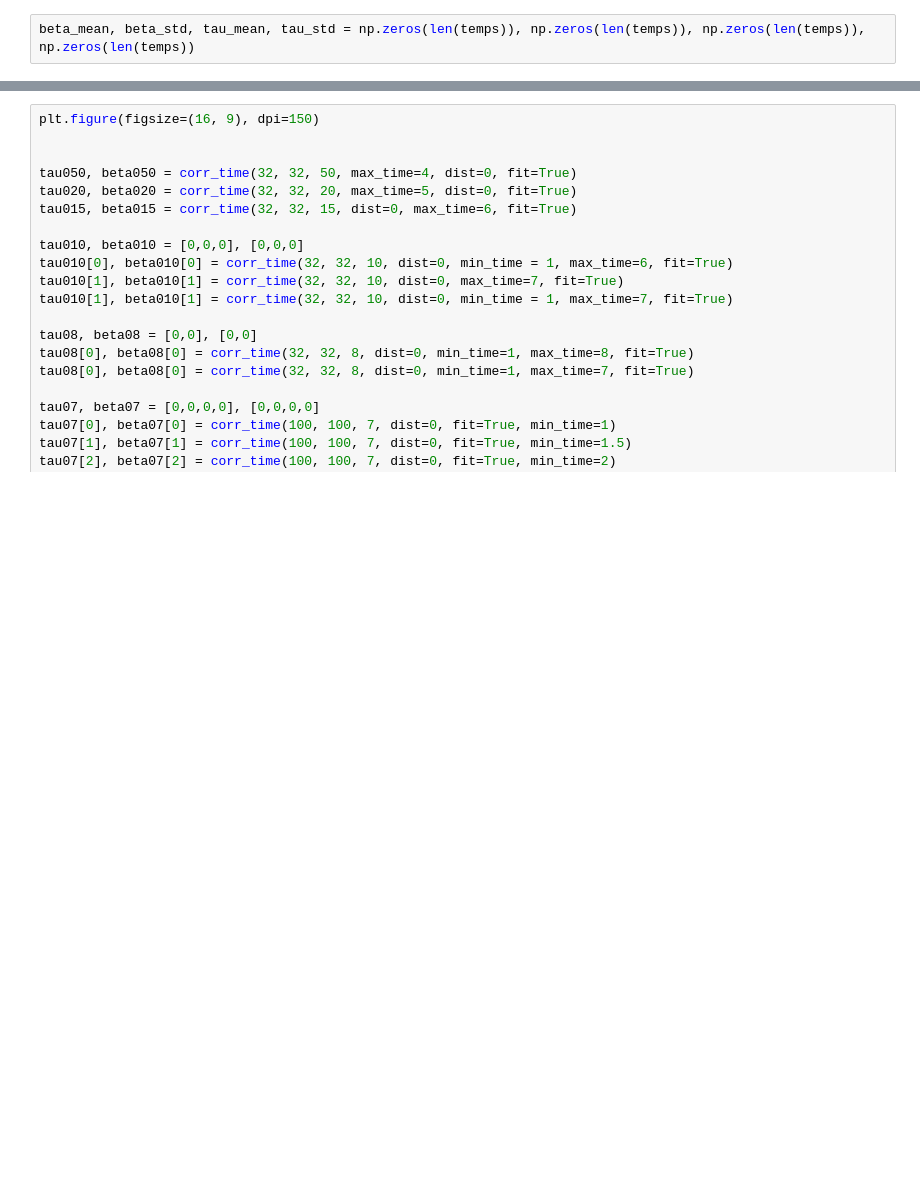
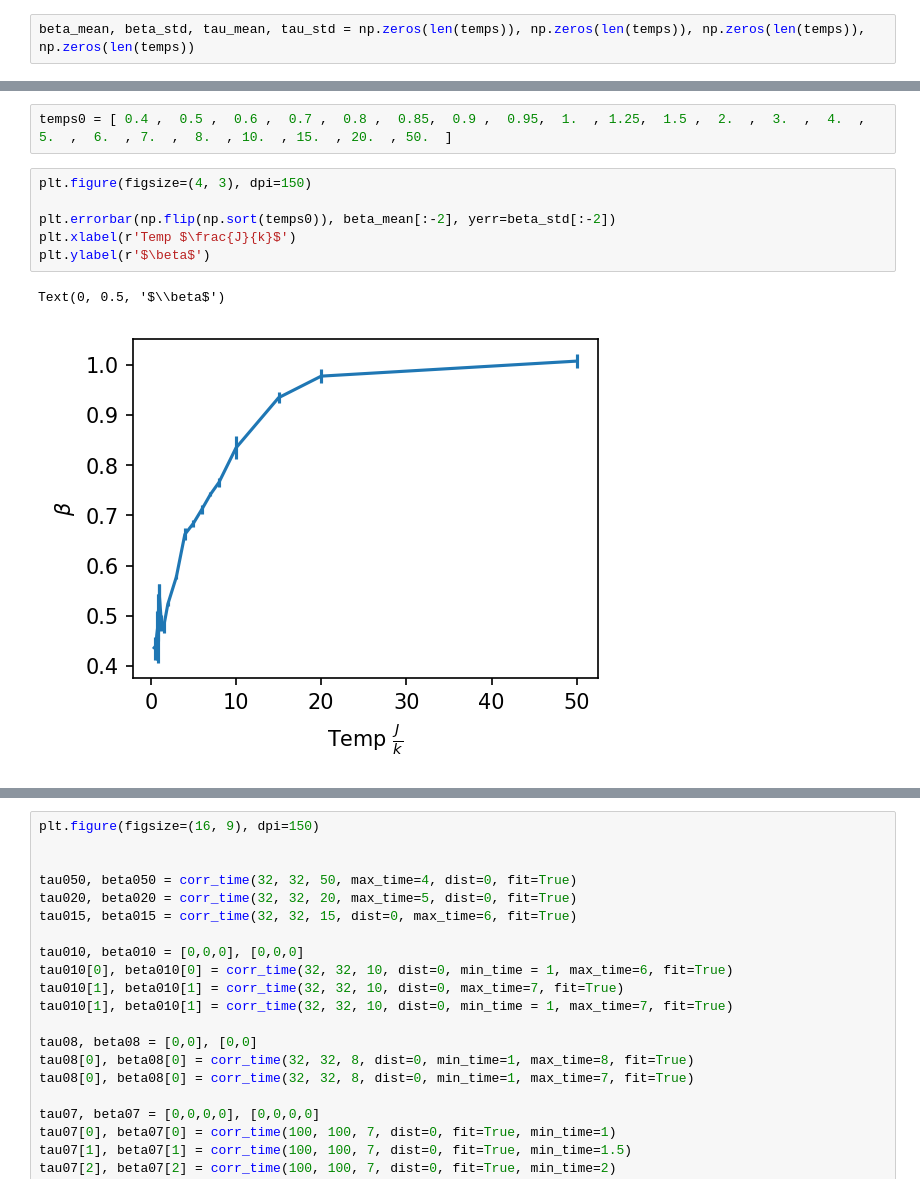
Before and after one commit to zlatovladdka/2d-spin-glasses, a Jupyter notebook: Ising.ipynb, the cells around one changed output, grey strips where cells are left out. Cells and saved outputs as stored; diff of their text form; blank space fills up the shorter version.

Commit message:
beta and tau plots

```diff
--- a/Ising.ipynb
+++ b/Ising.ipynb
@@ -270,0 +320,11 @@ beta_mean[11], beta_std[11], tau_mean[11], tau_std[11] = find_bt(100,100,1.5,dis
+# %%
+temps0 = [ 0.4 ,  0.5 ,  0.6 ,  0.7 ,  0.8 ,  0.85,  0.9 ,  0.95,  1.  , 1.25,  1.5 ,  2.  ,  3.  ,  4.  ,  5.  ,  6.  , 7.  ,  8.  , 10.  , 15.  , 20.  , 50.  ]
+# %%
+plt.figure(figsize=(4, 3), dpi=150)
+
+plt.errorbar(np.flip(np.sort(temps0)), beta_mean[:-2], yerr=beta_std[:-2])
+plt.xlabel(r'Temp $\frac{J}{k}$')
+plt.ylabel(r'$\beta$')
+# %% [output]
+Text(0, 0.5, '$\\beta$')
+[figure, added]
```
Also changed, not shown: parts of 24 cells of this notebook.
